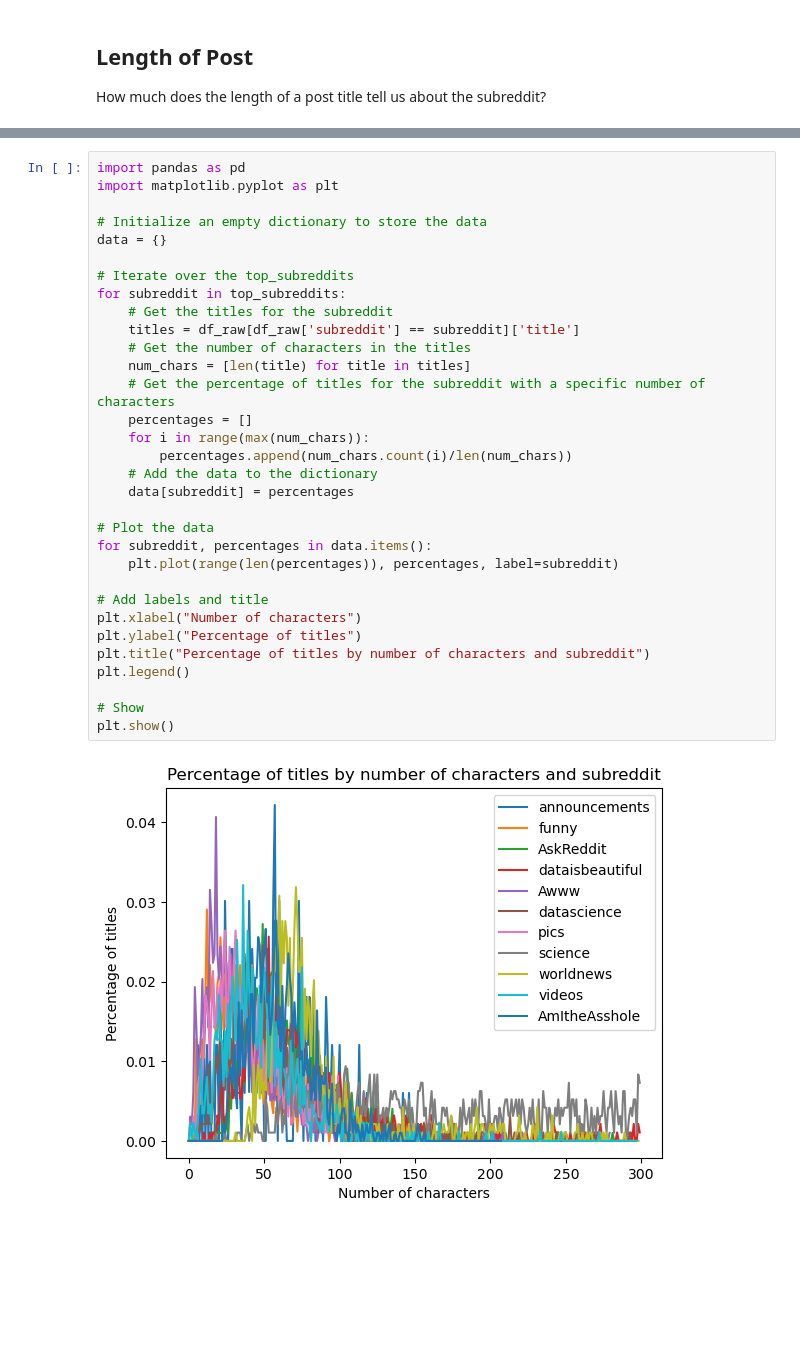
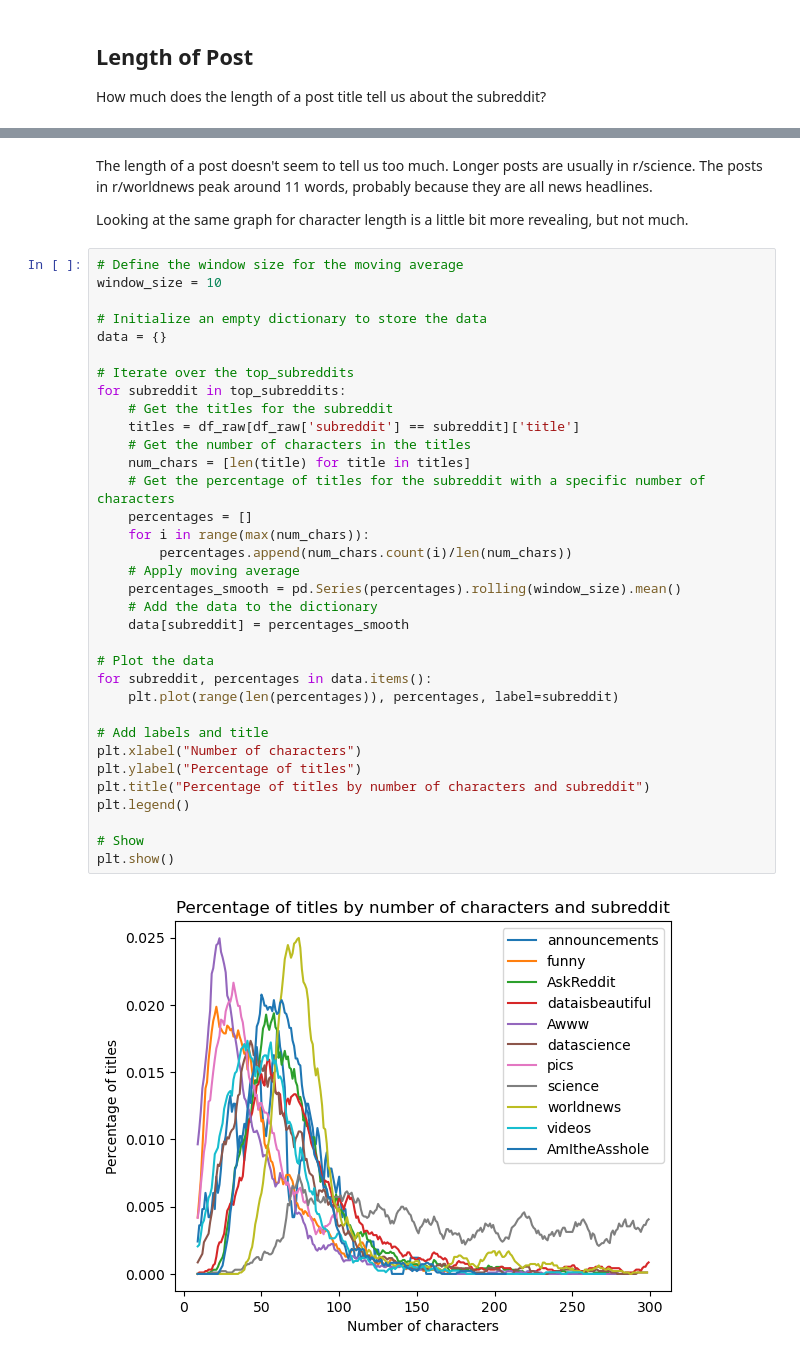
Before and after one commit to rainonej/Reddit-Projects, a Jupyter notebook: Subreddit Prediction Presentation.ipynb, the cells around one changed output, grey strips where cells are left out. Saved outputs shown, nothing was run; the diff lists cells and outputs as text; blank space fills up the shorter version.

```diff
--- a/Subreddit Prediction Presentation.ipynb
+++ b/Subreddit Prediction Presentation.ipynb
@@ -101,34 +153,40 @@ plt.show()
+# %% [markdown]
+The length of a post doesn't seem to tell us too much. Longer posts are usually in r/science. The posts in r/worldnews peak around 11 words, probably because they are all news headlines.
+
+Looking at the same graph for character length is a little bit more revealing, but not much.
 # %%
-import pandas as pd
-import matplotlib.pyplot as plt
+# Define the window size for the moving average
+window_size = 10
 
 # Initialize an empty dictionary to store the data
 data = {}
 
 # Iterate over the top_subreddits
 for subreddit in top_subreddits:
     # Get the titles for the subreddit
     titles = df_raw[df_raw['subreddit'] == subreddit]['title']
     # Get the number of characters in the titles
     num_chars = [len(title) for title in titles]
     # Get the percentage of titles for the subreddit with a specific number of characters
     percentages = []
     for i in range(max(num_chars)):
         percentages.append(num_chars.count(i)/len(num_chars))
+    # Apply moving average
+    percentages_smooth = pd.Series(percentages).rolling(window_size).mean()
     # Add the data to the dictionary
-    data[subreddit] = percentages
+    data[subreddit] = percentages_smooth
 
 # Plot the data
 for subreddit, percentages in data.items():
     plt.plot(range(len(percentages)), percentages, label=subreddit)
 
 # Add labels and title
 plt.xlabel("Number of characters")
 plt.ylabel("Percentage of titles")
 plt.title("Percentage of titles by number of characters and subreddit")
 plt.legend()
 
 # Show
 plt.show()
 # %% [output]
-[figure, old version]
+[figure, new version]
```
Also changed, not shown: parts of 78 cells of this notebook, 2 other files.
